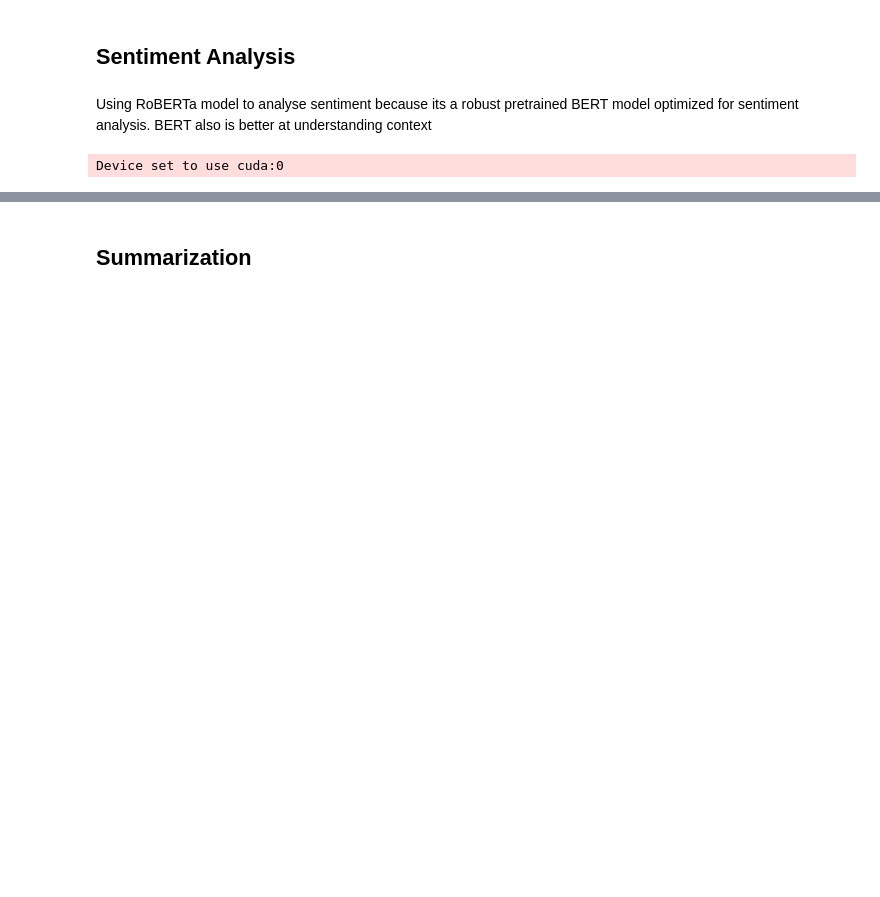
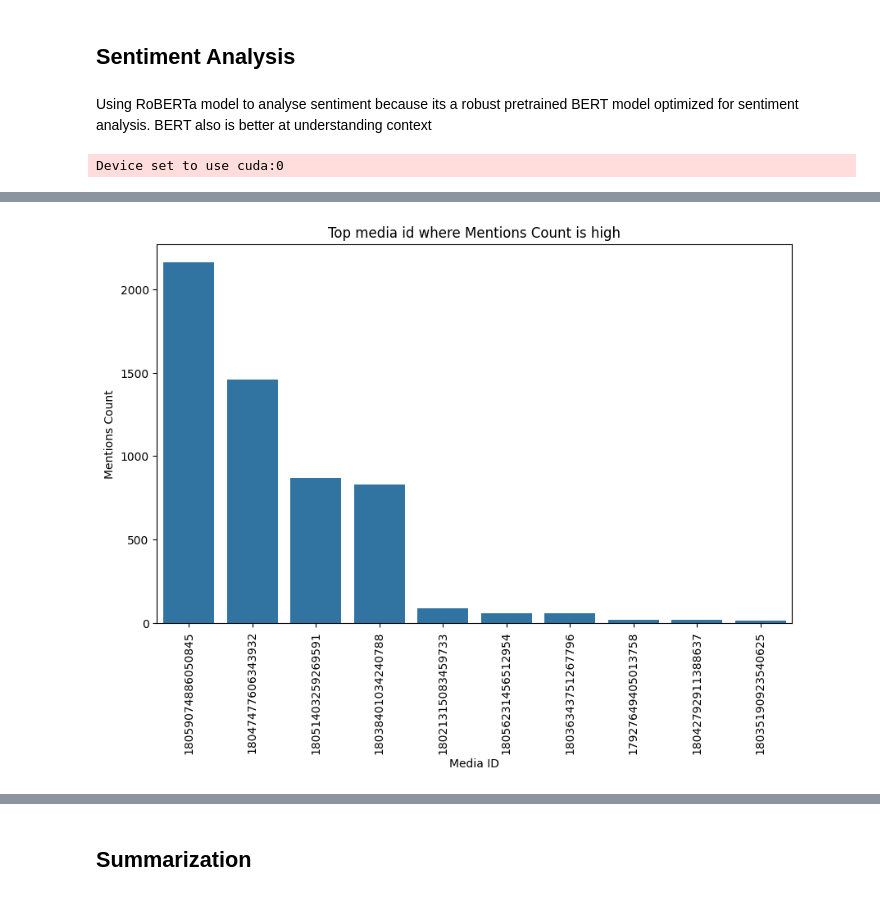
Before and after one commit to SRINIRAGZ/sentimentAnalysis, a Jupyter notebook: SentimentAnalysis.ipynb, the cells around one changed output, grey strips where cells are left out. Saved outputs shown, nothing was run; the diff lists cells and outputs as text; code cells hidden in the pictures; blank space fills up the shorter version.

```diff
--- a/SentimentAnalysis.ipynb
+++ b/SentimentAnalysis.ipynb
@@ -222,3 +328,0 @@ cluster_assignment = clustering_model.labels_
-# %%
-df['cluster'] = cluster_assignment
-df.head()
@@ -253,0 +339,5 @@ pd.reset_option('display.max_colwidth')
+# %%
+df['mentions_count_bymedia'] = df[df.comment_type.str.contains('mentions')].groupby('media_id',as_index=False)['comment_type'].transform('count')
+df['mentions_count_bycluster'] = df[df.comment_type.str.contains('mentions')].groupby('cluster',as_index=False)['comment_type'].transform('count')
+
+df[df.comment_type== 'mentions']
@@ -253,0 +358,11 @@ pd.reset_option('display.max_colwidth')
+# %%
+df4 = df[(df.comment_type== 'mentions')&(df.mentions_count_bymedia>10)][['media_id','mentions_count_bymedia']].drop_duplicates()
+fig,ax = plt.subplots(figsize=(10, 6))
+sns.barplot(data=df4,y='mentions_count_bymedia',x='media_id', ax=ax, order=df4.sort_values('mentions_count_bymedia', ascending=False).media_id)
+ax.set_xlabel('Media ID')
+ax.set_ylabel('Mentions Count')
+ax.set_title('Top media id where Mentions Count is high')
+ax.set_xticklabels(ax.get_xticklabels(), rotation=90)
+plt.show()
+# %% [output]
+[figure, added]
```
Also changed, not shown: parts of 53 cells of this notebook.
